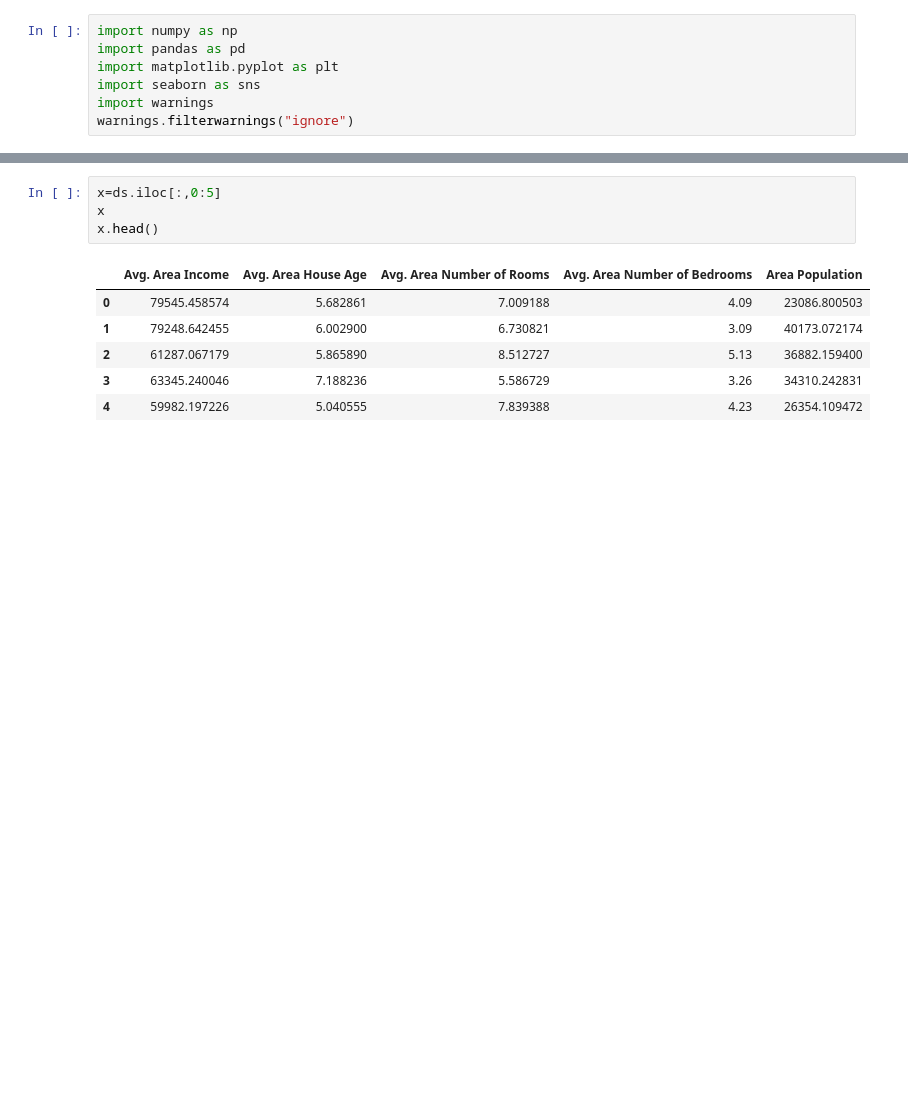
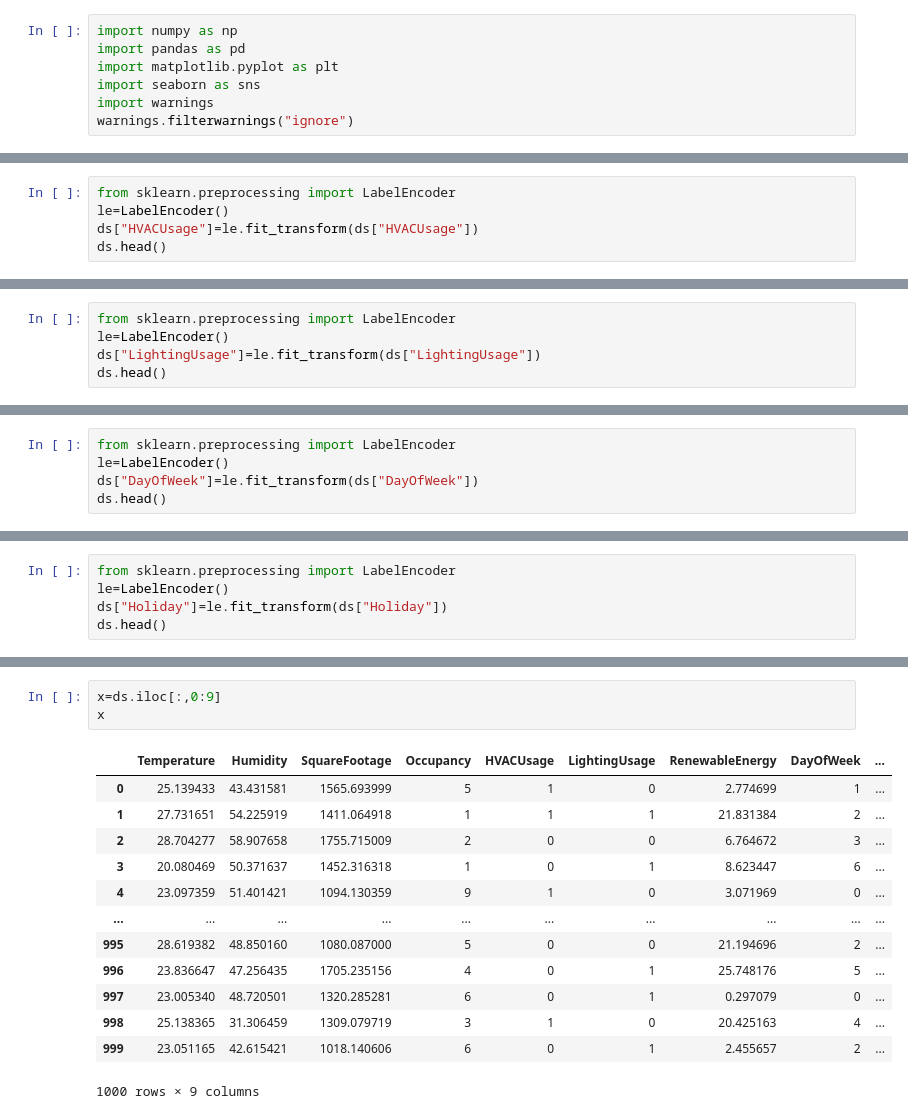
Before and after one commit to elphazdaud-ui/curriculum, a Jupyter notebook: chapter_appendix-tools-for-deep-learning/jupyter.ipynb, the cells around one changed output, grey strips where cells are left out. Cells and saved outputs as stored; diff of their text form; blank space fills up the shorter version.

```diff
--- a/chapter_appendix-tools-for-deep-learning/jupyter.ipynb
+++ b/chapter_appendix-tools-for-deep-learning/jupyter.ipynb
@@ -290,0 +174,5 @@ ds.head()
+# %%
+from sklearn.preprocessing import LabelEncoder
+le=LabelEncoder()
+ds["HVACUsage"]=le.fit_transform(ds["HVACUsage"])
+ds.head()
@@ -290,0 +186,5 @@ ds.head()
+# %%
+from sklearn.preprocessing import LabelEncoder
+le=LabelEncoder()
+ds["LightingUsage"]=le.fit_transform(ds["LightingUsage"])
+ds.head()
@@ -290,0 +198,5 @@ ds.head()
+# %%
+from sklearn.preprocessing import LabelEncoder
+le=LabelEncoder()
+ds["DayOfWeek"]=le.fit_transform(ds["DayOfWeek"])
+ds.head()
@@ -290,0 +210,5 @@ ds.head()
+# %%
+from sklearn.preprocessing import LabelEncoder
+le=LabelEncoder()
+ds["Holiday"]=le.fit_transform(ds["Holiday"])
+ds.head()
@@ -291,12 +222,18 @@ ds.head()
 # %%
-x=ds.iloc[:,0:5]
+x=ds.iloc[:,0:9]
 x
-x.head()
 # %% [output]
-|  | Avg. Area Income | Avg. Area House Age | Avg. Area Number of Rooms | Avg. Area Number of Bedrooms | Area Population |
-| 0 | 79545.458574 | 5.682861 | 7.009188 | 4.09 | 23086.800503 |
-| 1 | 79248.642455 | 6.002900 | 6.730821 | 3.09 | 40173.072174 |
-| 2 | 61287.067179 | 5.865890 | 8.512727 | 5.13 | 36882.159400 |
-| 3 | 63345.240046 | 7.188236 | 5.586729 | 3.26 | 34310.242831 |
-| 4 | 59982.197226 | 5.040555 | 7.839388 | 4.23 | 26354.109472 |
+|  | Temperature | Humidity | SquareFootage | Occupancy | HVACUsage | LightingUsage | RenewableEnergy | DayOfWeek | ... |
+| 0 | 25.139433 | 43.431581 | 1565.693999 | 5 | 1 | 0 | 2.774699 | 1 | ... |
+| 1 | 27.731651 | 54.225919 | 1411.064918 | 1 | 1 | 1 | 21.831384 | 2 | ... |
+| 2 | 28.704277 | 58.907658 | 1755.715009 | 2 | 0 | 0 | 6.764672 | 3 | ... |
+| 3 | 20.080469 | 50.371637 | 1452.316318 | 1 | 0 | 1 | 8.623447 | 6 | ... |
+| 4 | 23.097359 | 51.401421 | 1094.130359 | 9 | 1 | 0 | 3.071969 | 0 | ... |
+| ... | ... | ... | ... | ... | ... | ... | ... | ... | ... |
+| 995 | 28.619382 | 48.850160 | 1080.087000 | 5 | 0 | 0 | 21.194696 | 2 | ... |
+| 996 | 23.836647 | 47.256435 | 1705.235156 | 4 | 0 | 1 | 25.748176 | 5 | ... |
+| 997 | 23.005340 | 48.720501 | 1320.285281 | 6 | 0 | 1 | 0.297079 | 0 | ... |
+| 998 | 25.138365 | 31.306459 | 1309.079719 | 3 | 1 | 0 | 20.425163 | 4 | ... |
+| 999 | 23.051165 | 42.615421 | 1018.140606 | 6 | 0 | 1 | 2.455657 | 2 | ... |
+1000 rows × 9 columns
 # %%
```
Also changed, not shown: parts of 29 cells of this notebook.
